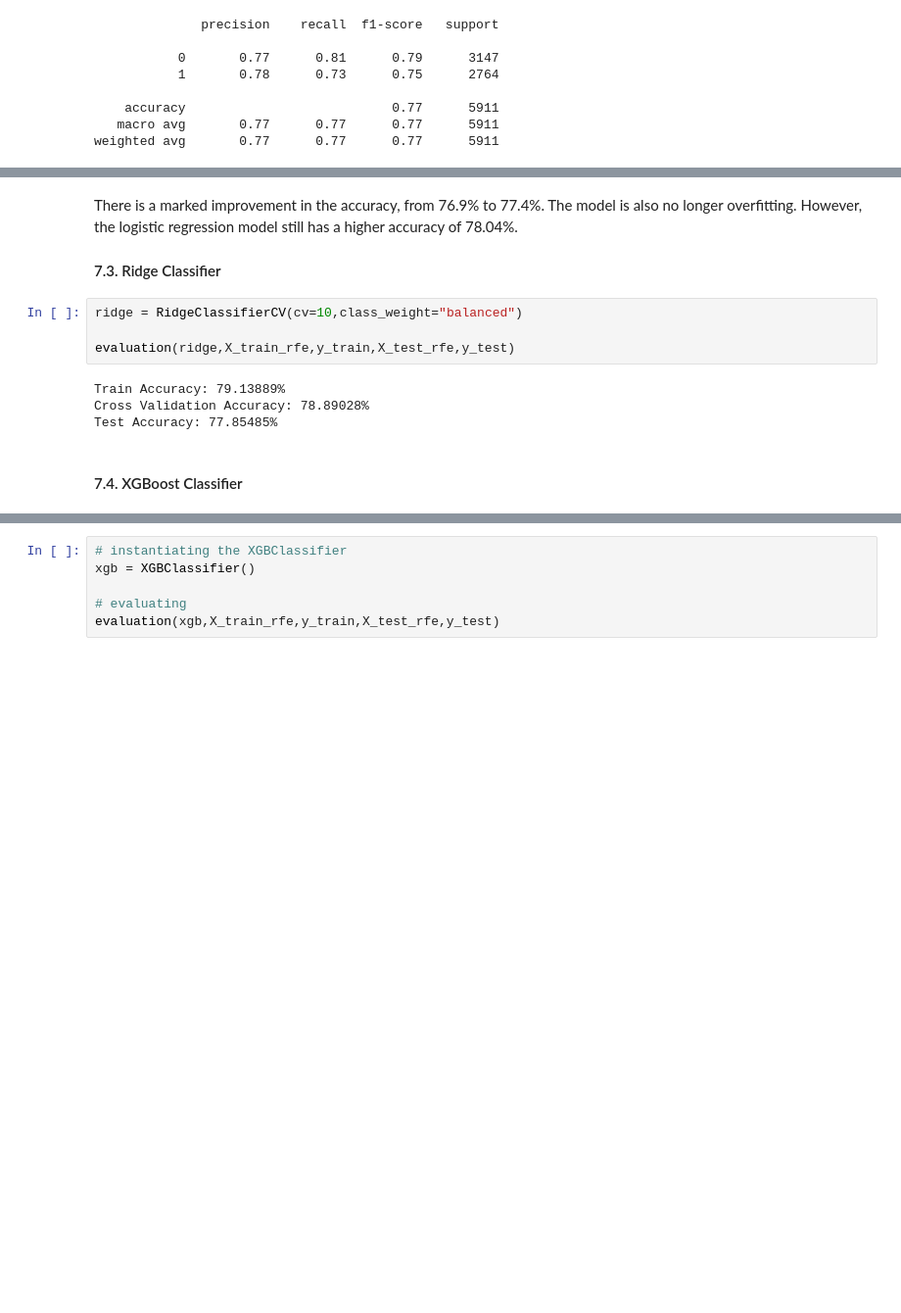
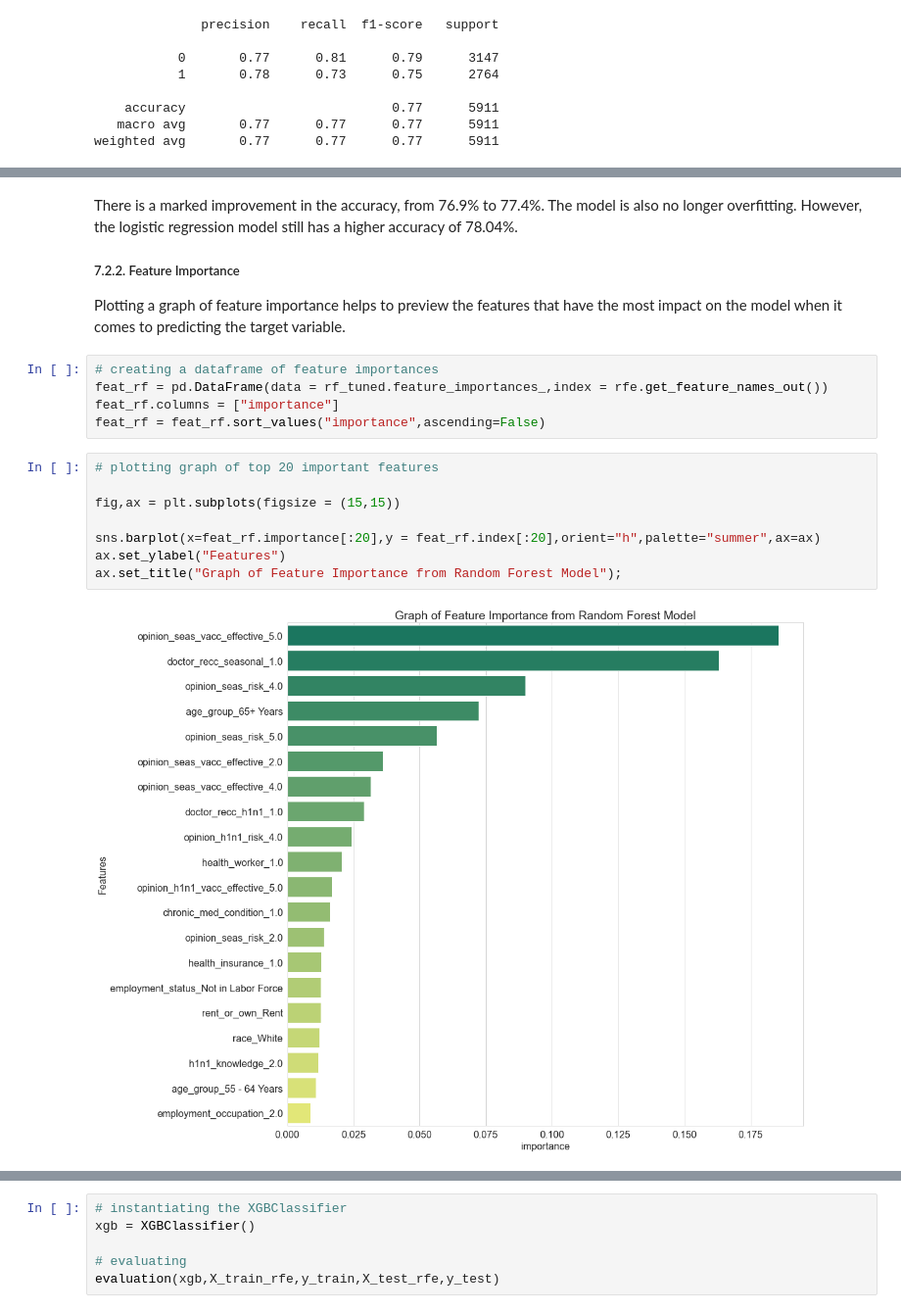
Before and after one commit to ngili/Predicting-H1N1-and-Seasonal-Flu-Vaccinations, a Jupyter notebook: analysis.ipynb, the cells around one changed output, grey strips where cells are left out. Shown at 98% size. Drawn from its saved outputs; the diff is of its cells as text; blank space fills up the shorter version.

Commit message:
End of modelling

```diff
--- a/analysis.ipynb
+++ b/analysis.ipynb
@@ -843,14 +815,20 @@ ConfusionMatrixDisplay.from_estimator(rf_tuned,X_test_rfe,y_test,ax=ax,cmap="Gre
 # %% [markdown]
 There is a marked improvement in the accuracy, from 76.9% to 77.4%. The model is also no longer overfitting. However, the logistic regression model still has a higher accuracy of 78.04%.
 
-#### 7.3. Ridge Classifier
+##### 7.2.2. Feature Importance
+Plotting a graph of feature importance helps to preview the features that have the most impact on the model when it comes to predicting the target variable.
-# %%
-ridge = RidgeClassifierCV(cv=10,class_weight="balanced")
-
-evaluation(ridge,X_train_rfe,y_train,X_test_rfe,y_test)
-# %% [output]
-Train Accuracy: 79.13889%
-Cross Validation Accuracy: 78.89028%
-Test Accuracy: 77.85485%
-# %% [markdown]
-#### 7.4. XGBoost Classifier
+# %%
+# creating a dataframe of feature importances
+feat_rf = pd.DataFrame(data = rf_tuned.feature_importances_,index = rfe.get_feature_names_out())
+feat_rf.columns = ["importance"]
+feat_rf = feat_rf.sort_values("importance",ascending=False)
+# %%
+# plotting graph of top 20 important features
+
+fig,ax = plt.subplots(figsize = (15,15))
+
+sns.barplot(x=feat_rf.importance[:20],y = feat_rf.index[:20],orient="h",palette="summer",ax=ax)
+ax.set_ylabel("Features")
+ax.set_title("Graph of Feature Importance from Random Forest Model");
+# %% [output]
+[figure, added]
```
Also changed, not shown: parts of 20 cells of this notebook.
